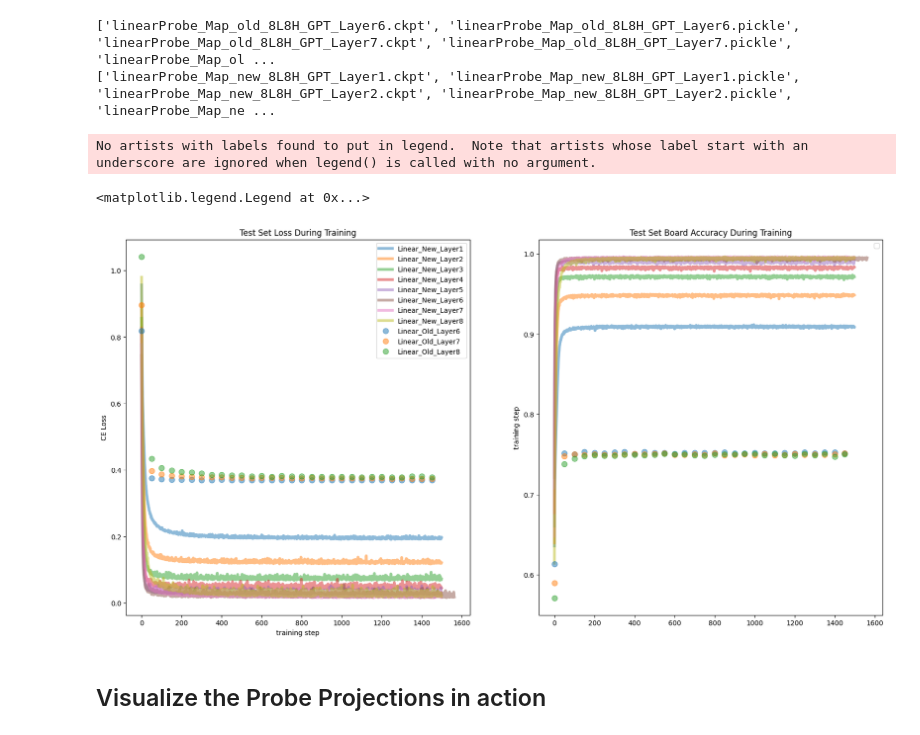
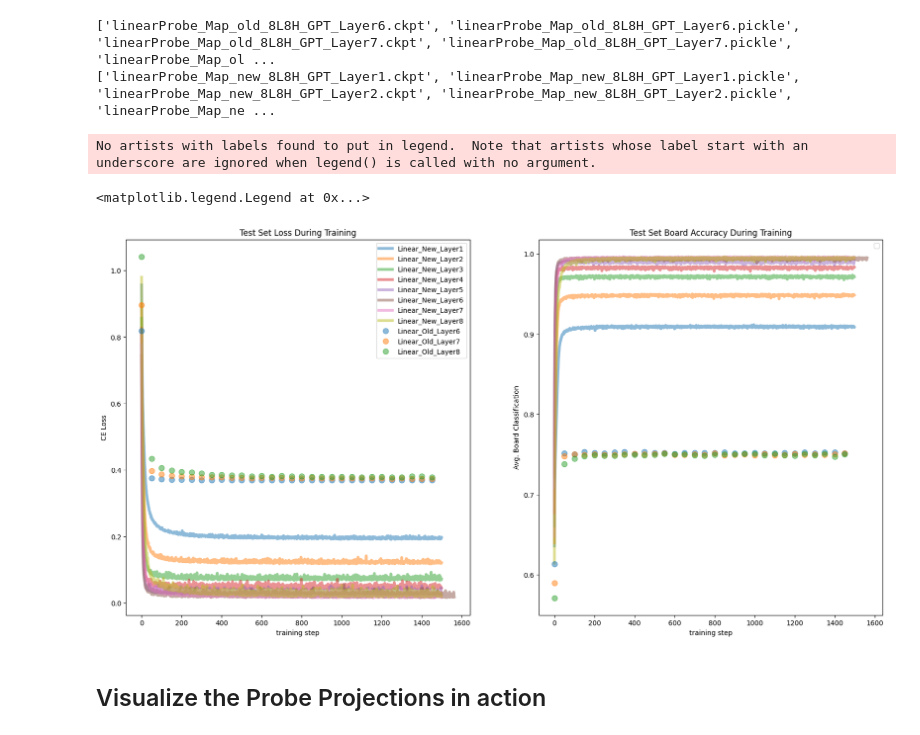
Before and after one commit to DeanHazineh/Emergent-World-Representations-Othello, a Jupyter notebook: dev_code2/view_trained_probes.ipynb, the cells around one changed output. Drawn from its saved outputs; the diff is of its cells as text; code cells hidden in the pictures.

```diff
--- a/dev_code2/view_trained_probes.ipynb
+++ b/dev_code2/view_trained_probes.ipynb
@@ -50,35 +50,35 @@ for filename in new_board_probes:
 
 
 colors = cycle(['tab:blue', 'tab:orange', 'tab:green', 'tab:red', 'tab:purple', 'tab:brown', 'tab:pink', 'tab:olive', 'tab:cyan'])
 for filename in old_board_probes:
     if filename.endswith(".pickle"):
         with open(datapath + filename, 'rb') as fhandle:
             data = pickle.load(fhandle)
 
         training_loss = data["training_loss"][:1563]
         testing_loss = data["testing_loss"][:1563]
         testing_board_acc = data["testing_board_acc"][:1563]
 
         num_elem = len(testing_loss)
         skip=50
         use_color = color=next(colors)
         use_label = f"Linear_Old_" + filename[-13:-7]
         #ax[0].plot(training_loss, '*', color=use_color)
         ax[0].plot(np.arange(0,num_elem, skip), testing_loss[::skip], 'o', color=use_color, alpha=0.5, markersize=8, label=use_label)
         ax[1].plot(np.arange(0,num_elem, skip),testing_board_acc[::skip], 'o', color=use_color, alpha=0.5, markersize=8)
 
 ax[0].set_title("Test Set Loss During Training")
 ax[1].set_title("Test Set Board Accuracy During Training")
 ax[0].set_ylabel("CE Loss")
 ax[1].set_ylabel("Avg. Board Classification")
 ax[0].set_xlabel("training step")
-ax[1].set_ylabel("training step")
+ax[1].set_xlabel("training step")
 ax[0].legend()
 ax[1].legend()
 # %% [output]
 No artists with labels found to put in legend.  Note that artists whose label start with an underscore are ignored when legend() is called with no argument.
 <matplotlib.legend.Legend at 0x...>
-[figure, old version]
+[figure, new version]
 # %% [markdown]
 ## Visualize the Probe Projections in action
 # %%
```
Also changed, not shown: parts of 2 cells of this notebook, 4 other files.
